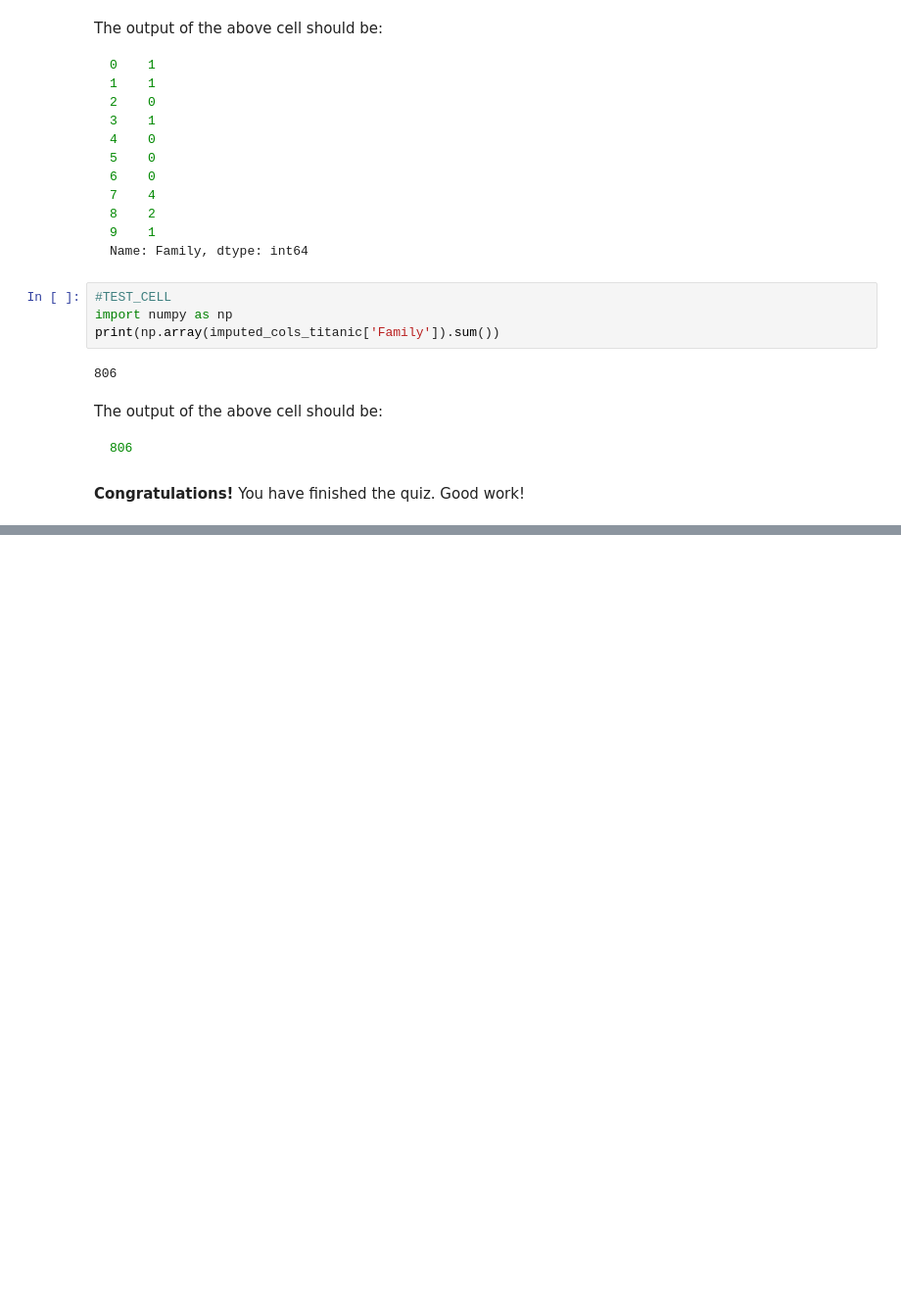
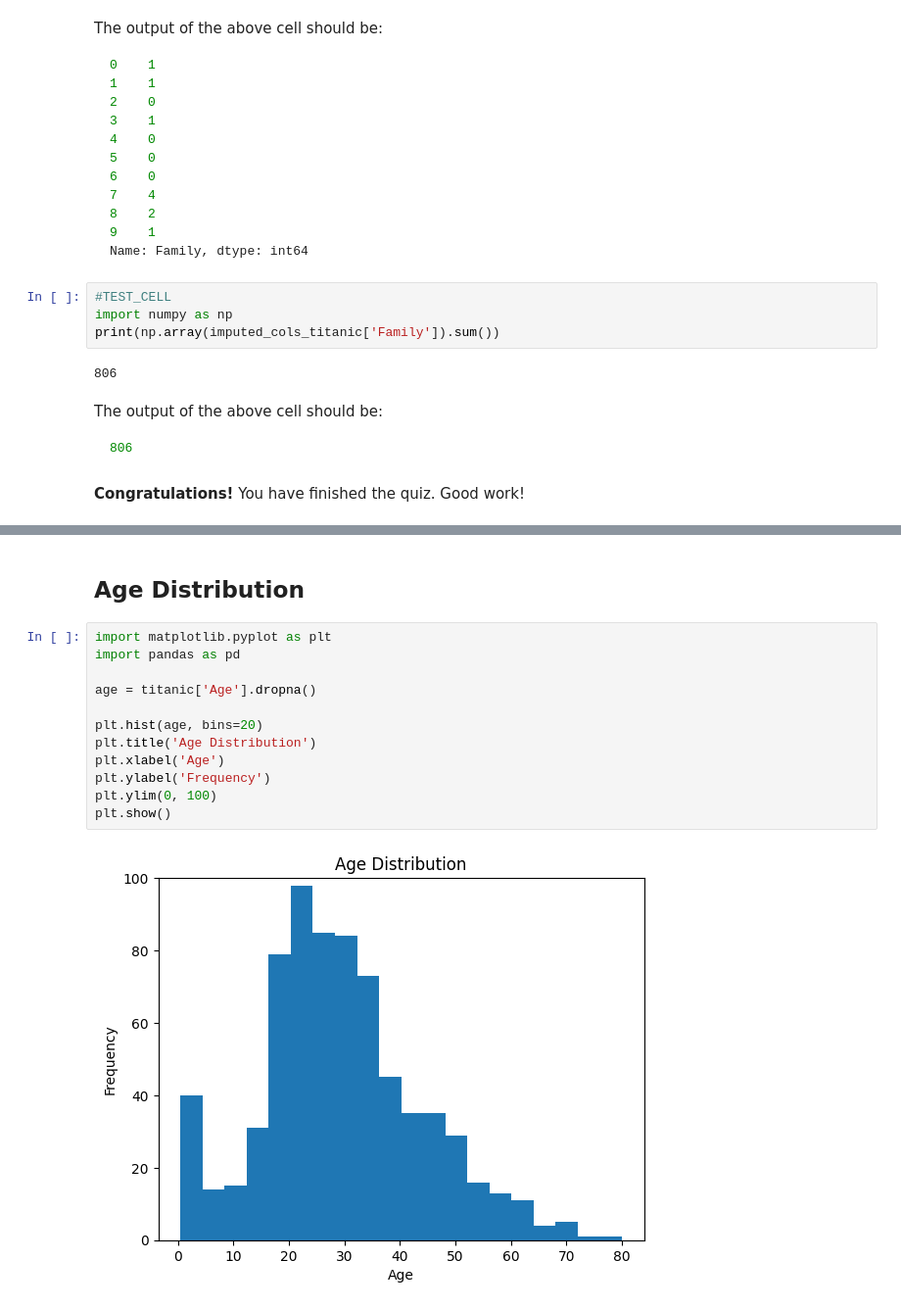
Before and after one commit to jubarretog/AlgorithmsUN2023I, a Jupyter notebook: Quiz3/jubarretog_Quiz3.ipynb, the cells around one changed output, grey strips where cells are left out. Shown at 98% size. Saved outputs shown, nothing was run; the diff lists cells and outputs as text; blank space fills up the shorter version.

```diff
--- a/Quiz3/jubarretog_Quiz3.ipynb
+++ b/Quiz3/jubarretog_Quiz3.ipynb
@@ -677,0 +695,16 @@ The output of the above cell should be:
+# %% [markdown]
+## Age Distribution
+# %%
+import matplotlib.pyplot as plt
+import pandas as pd
+
+age = titanic['Age'].dropna()
+
+plt.hist(age, bins=20)
+plt.title('Age Distribution')
+plt.xlabel('Age')
+plt.ylabel('Frequency')
+plt.ylim(0, 100)
+plt.show()
+# %% [output]
+[figure, added]
```
Also changed, not shown: parts of 9 cells of this notebook, 2 other files.
